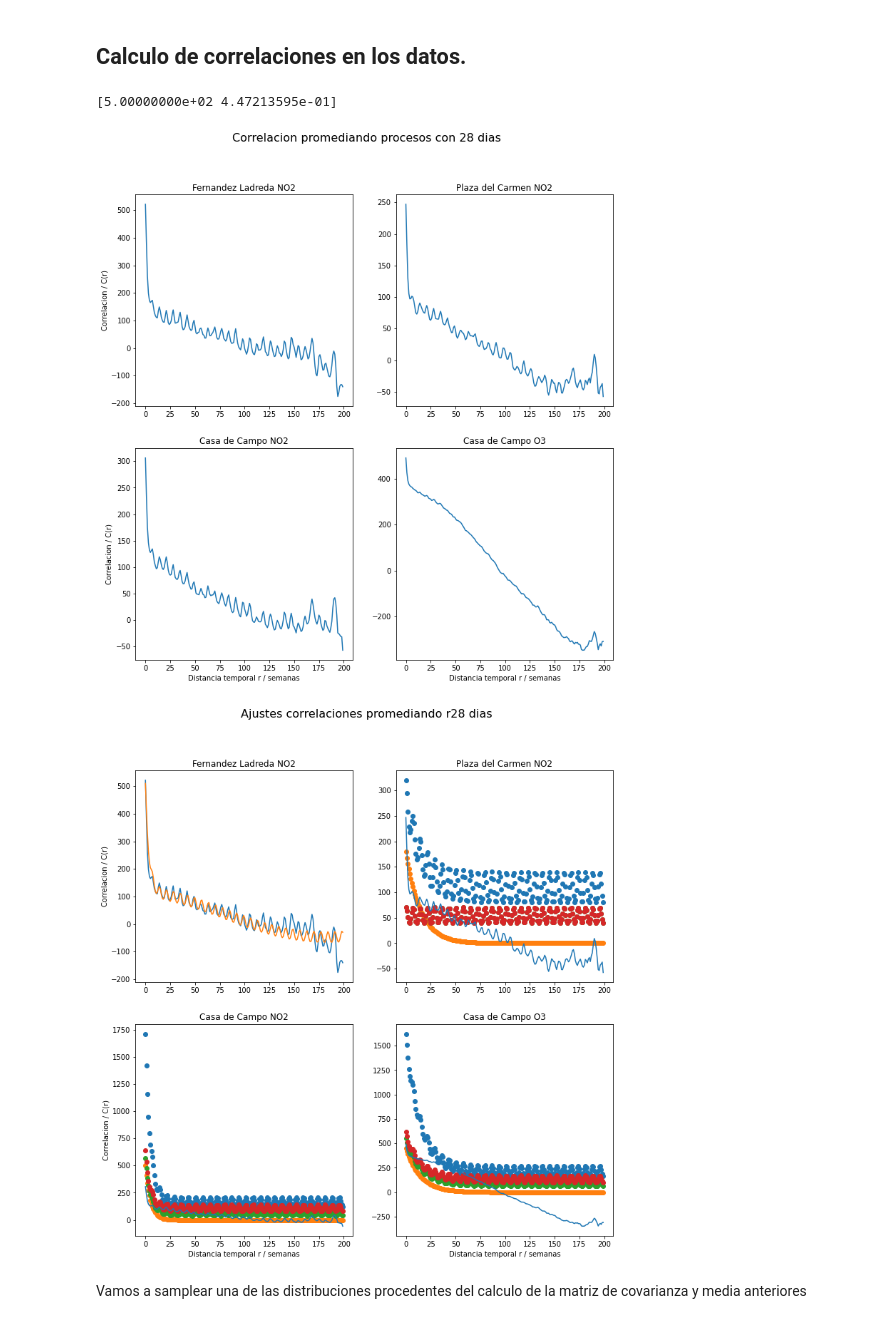
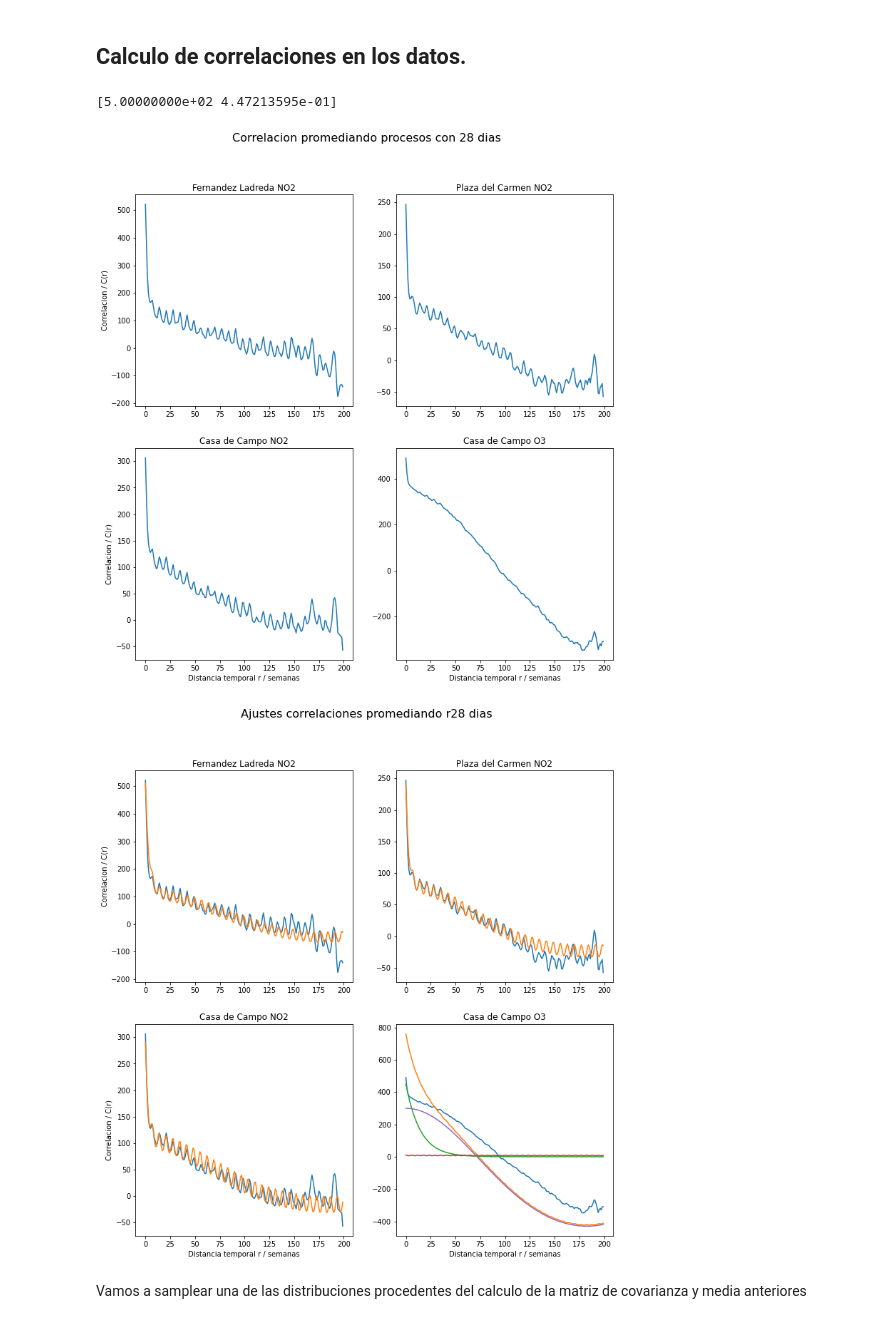
Before and after one commit to juanlu29/juanlu29, a Jupyter notebook: preprocesadoDatosContaminacionMadrid.ipynb, the cells around one changed output. Saved outputs shown, nothing was run; the diff lists cells and outputs as text; code cells hidden in the pictures.

```diff
--- a/preprocesadoDatosContaminacionMadrid.ipynb
+++ b/preprocesadoDatosContaminacionMadrid.ipynb
@@ -421,11 +421,11 @@ ajuste_fl_2 = objective2(aproximacion1_x, 400., 1./4., np.pi/365.,-370)
 
 ajuste_fl = ajuste_fl_0 + ajuste_fl_1 + ajuste_fl_2
 
-ajuste_pc_0 =  objective(aproximacion1_x, 180., 0., 1./3.8)
+ajuste_pc_0 =  objective(aproximacion1_x, 150., 0., 1./np.sqrt(3.))
 
-ajuste_pc_1 = objective1(aproximacion1_x, 70., 1./3.56, 13.,0.)
+ajuste_pc_1 = objective1(aproximacion1_x, 50., 1./4., 13.01,0.)
 
-ajuste_pc_2 = objective2(aproximacion1_x, 70., 1./3.56, 13.,0.)
+ajuste_pc_2 = objective2(aproximacion1_x, 150., 1./1.7, np.pi/365.,-110.)
 
 ajuste_pc = ajuste_pc_0 + ajuste_pc_1 + ajuste_pc_2
 
@@ -435,11 +435,11 @@ popt, _ = curve_fit(objective30, np.arange(p28), correlaciones_56NO2_r28.CorrEst
 a, l1 = popt
 #print("parametros encontrados :",popt)
 
-ajuste_cpno2_0 =  objective30(aproximacion1_x,a,l1)
+ajuste_cpno2_0 =   objective(aproximacion1_x, 170., 0., 1./np.sqrt(3.))
 
-ajuste_cpno2_1 = ajuste_cpno2_0 + objective1(aproximacion1_x, 70., 1./3.56, 13.,0.)
+ajuste_cpno2_1 = objective1(aproximacion1_x, 80., 1./4, 13.021,0.)
 
-ajuste_cpno2_2 = ajuste_cpno2_1 + objective2(aproximacion1_x, 70., 1./3.56, 13.,0.)
+ajuste_cpno2_2 = objective2(aproximacion1_x, 190., 1./2., np.pi/365.,-150.)
 
 ajuste_cpno2 = ajuste_cpno2_0 + ajuste_cpno2_1 + ajuste_cpno2_2
 
@@ -448,9 +448,9 @@ ajuste_cpno2 = ajuste_cpno2_0 + ajuste_cpno2_1 + ajuste_cpno2_2
 print(popt)
 ajuste_cpo3_0 =  objective(aproximacion1_x, 450., 0., 1./3.8)
 
-ajuste_cpo3_1 = ajuste_cpo3_0 + objective1(aproximacion1_x, 100., 1./4., 13.,0.)
+ajuste_cpo3_1 = objective1(aproximacion1_x, 10., 1./4., 13.1,0.)
 
-ajuste_cpo3_2 = ajuste_cpo3_1 + objective2(aproximacion1_x, 70., 1./3.56, 13.,0.)
+ajuste_cpo3_2 = objective2(aproximacion1_x, 1500., 1./3., np.pi/365.,-1200.)
 
 ajuste_cpo3 = ajuste_cpo3_0 + ajuste_cpo3_1 + ajuste_cpo3_2
 
@@ -458,13 +458,12 @@ ajuste_cpo3 = ajuste_cpo3_0 + ajuste_cpo3_1 + ajuste_cpo3_2
 #oscilaciones = correlaciones_56NO2_r28.CorrEstProm - ajuste_fl
 
 # curve fi
-#popt, _ = curve_fit(objective1, np.arange(p28),oscilaciones, bounds=(0, [np.inf,np.inf,np.inf,np.inf]),jac=jacobiano1 )
+#popt, _ = curve_fit(objective1, np.arange(p28),correlaciones_03O3_r28.CorrEstProm, jac=jacobiano1 )
 # summarize the parameter values
-#b, l3, omega2, d = popt
+#b, l2, omega1, d = popt
 #print("parametros encontrados :",popt)
 
-#ajuste_fl_2 =  objective1(aproximacion1_x, b, l3, omega2, d)
-
+#ajuste_cpo3 =  prueba(aproximacion1_x, a, d, l1, b, l2, omega, c, l3, omega2)
 #ajuste = ajuste_fl + ajuste_fl_2
 
 ax11b.plot(r28,correlaciones_56NO2_r28.CorrEstProm)
@@ -500,22 +499,22 @@ ax11b_j.plot(aproximacion1_x,ajuste_fl)
 #ax11b_j.plot(aproximacion1_x,ajuste_fl_2)
 
 ax12b_j.plot(r28,correlaciones_24NO2_r28.CorrEstProm)
-ax12b_j.scatter(aproximacion1_x,ajuste_pc)
-ax12b_j.scatter(aproximacion1_x,ajuste_pc_0)
-ax12b_j.scatter(aproximacion1_x,ajuste_pc_1)
-ax12b_j.scatter(aproximacion1_x,ajuste_pc_2)
+ax12b_j.plot(aproximacion1_x,ajuste_pc)
+#ax12b_j.plot(aproximacion1_x,ajuste_pc_0)
+#ax12b_j.plot(aproximacion1_x,ajuste_pc_1)
+#ax12b_j.plot(aproximacion1_x,ajuste_pc_2)
 
 ax21b_j.plot(r28,correlaciones_03NO2_r28.CorrEstProm)
-ax21b_j.scatter(aproximacion1_x,ajuste_cpno2)
-ax21b_j.scatter(aproximacion1_x,ajuste_cpno2_0)
-ax21b_j.scatter(aproximacion1_x,ajuste_cpno2_1)
-ax21b_j.scatter(aproximacion1_x,ajuste_cpno2_2)
+ax21b_j.plot(aproximacion1_x,ajuste_cpno2)
+#ax21b_j.plot(aproximacion1_x,ajuste_cpno2_0)
+#ax21b_j.plot(aproximacion1_x,ajuste_cpno2_1)
+#ax21b_j.plot(aproximacion1_x,ajuste_cpno2_2)
 
 ax22b_j.plot(r28,correlaciones_03O3_r28.CorrEstProm)
-ax22b_j.scatter(aproximacion1_x,ajuste_cpo3)
-ax22b_j.scatter(aproximacion1_x,ajuste_cpo3_0)
-ax22b_j.scatter(aproximacion1_x,ajuste_cpo3_1)
-ax22b_j.scatter(aproximacion1_x,ajuste_cpo3_2)
+ax22b_j.plot(aproximacion1_x,ajuste_cpo3)
+ax22b_j.plot(aproximacion1_x,ajuste_cpo3_0)
+ax22b_j.plot(aproximacion1_x,ajuste_cpo3_1)
+ax22b_j.plot(aproximacion1_x,ajuste_cpo3_2)
 #ax22b.plot(r28,correlaciones_56NO2_r28.Media)
 
 grid_plots_ajustes.suptitle('Ajustes correlaciones promediando r28 dias',fontsize=16)
@@ -537,34 +536,34 @@ grid_plots_ajustes.show()
 
 
 # Particionado en 190 subprocesos estocásticos
 
 
 #ax11c.plot(r190,correlaciones_56NO2_r190.CorrEstProm)
 
 #ax12c.plot(r190,correlaciones_24NO2_r190.CorrEstProm)
 
 #ax21c.plot(r190,correlaciones_03NO2_r190.CorrEstProm)
 
 #ax22c.plot(r190,correlaciones_03O3_r190.CorrEstProm)
 
 #grid_plots_datos_190.suptitle('Correlacion promediando 190 veces',fontsize=16)
 #ax11c.set_ylabel("Correlacion / C(r)")
 #ax21c.set_ylabel("Correlacion / C(r)")
 #ax21c.set_xlabel("Distancia temporal r / semanas")
 #ax22c.set_xlabel("Distancia temporal r / semanas")
 
 
 #ax11c.text(1.5,600,"Fernandez Ladreda NO2")
 #ax12c.text(1.5,280,"Plaza del Carmen NO2")
 #ax21c.text(1.5,350,"Casa de Campo NO2")
 #ax22c.text(1.5,500,"Casa de Campo O3")
 
 
 #grid_plots_datos_190.show()
 # %% [output]
 [5.00000000e+02 4.47213595e-01]
 [figure]
-[figure, old version]
+[figure, new version]
 # %% [markdown]
 Vamos a samplear una de las distribuciones procedentes del calculo de la matriz de covarianza y media anteriores
 # %%
```
